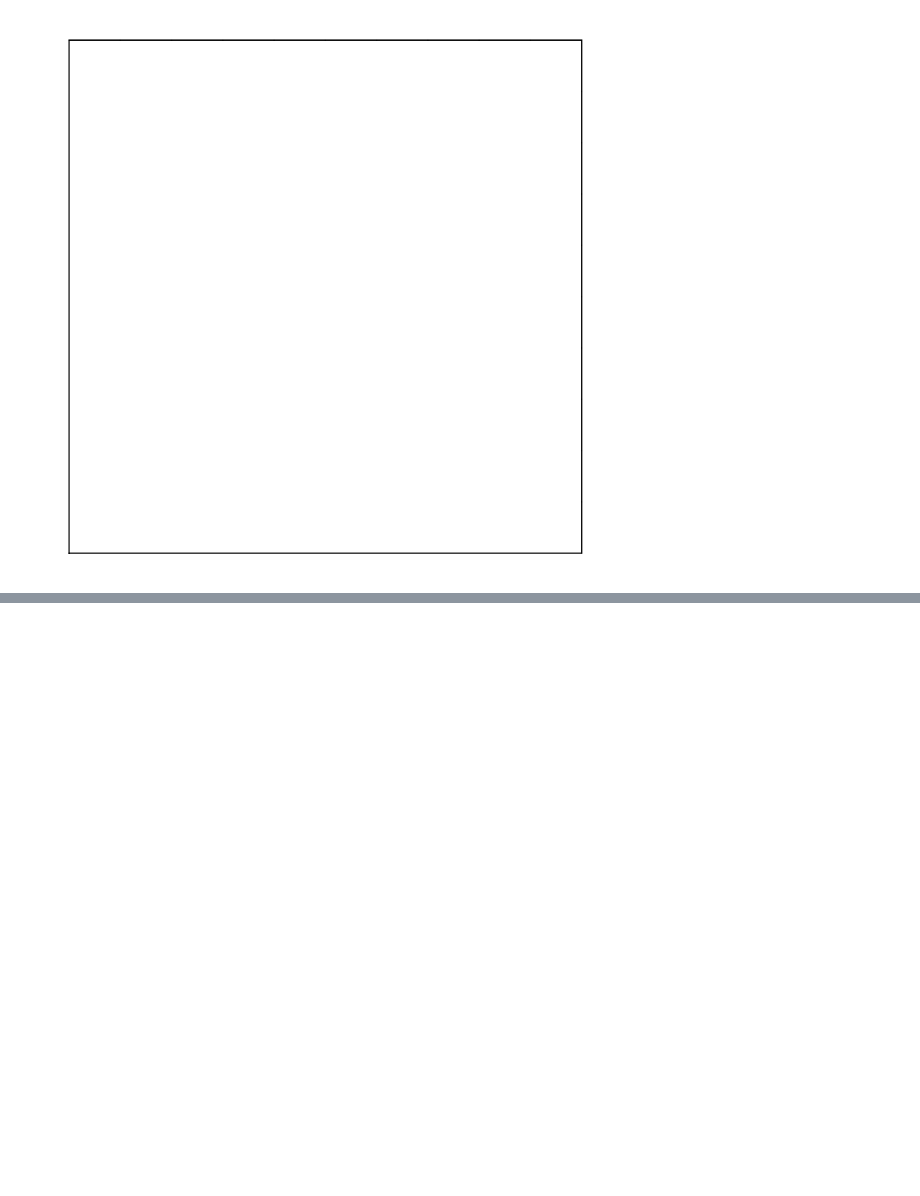
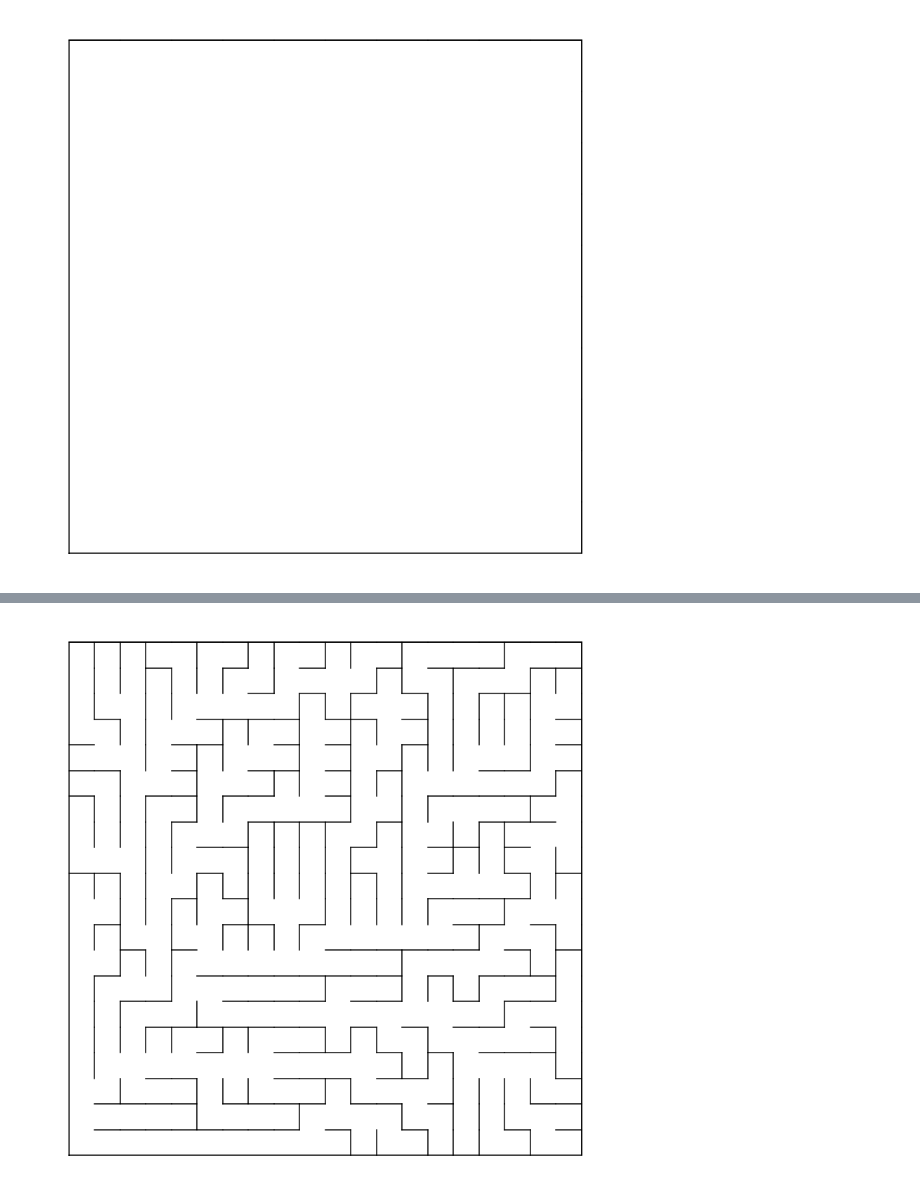
Before and after one commit to elisa-cotet/tp-debutants-maze, a Jupyter notebook: mazes.ipynb, the cells around one changed output, grey strips where cells are left out. Drawn from its saved outputs; the diff is of its cells as text; code cells hidden in the pictures; blank space fills up the shorter version.

```diff
--- a/mazes.ipynb
+++ b/mazes.ipynb
@@ -90,0 +130,44 @@ empty_maze(10,10)
+# %%
+directions = [
+    (0,1),
+    (0,-1),
+    (1,0),
+    (-1,0)
+]
+
+
+def maze(width, height, starting_point=(0,0)):
+
+    vertices = {(col,row) for col in range (width) for row in range (height)}
+
+    edges = set()
+    to_visit = { starting_point }
+    finished = set()
+    while len(to_visit)>0:
+        current = choice(list(to_visit))
+        col, row = current
+
+        neighbours = {
+            (col+dcol, row+drow)
+            for dcol, drow in directions
+            if (col+dcol, row+drow) in vertices
+        }
+
+        candidates = neighbours - finished - to_visit
+
+        if len(candidates)>0:
+            new = random.choice(list(candidates))
+            edges.add((current, new))
+            edges.add((new,current))
+            to_visit.add(new)
+
+        if len(candidates) <= 1 :
+            finished.add(current)
+            to_visit.remove(current)
+
+    weight={ edge:1 for edge in edges }
+    return vertices, edges, weights
+
+display_maze(maze(20,20))
+# %% [output]
+[figure, added]
```
Also changed, not shown: parts of 3 cells of this notebook.
